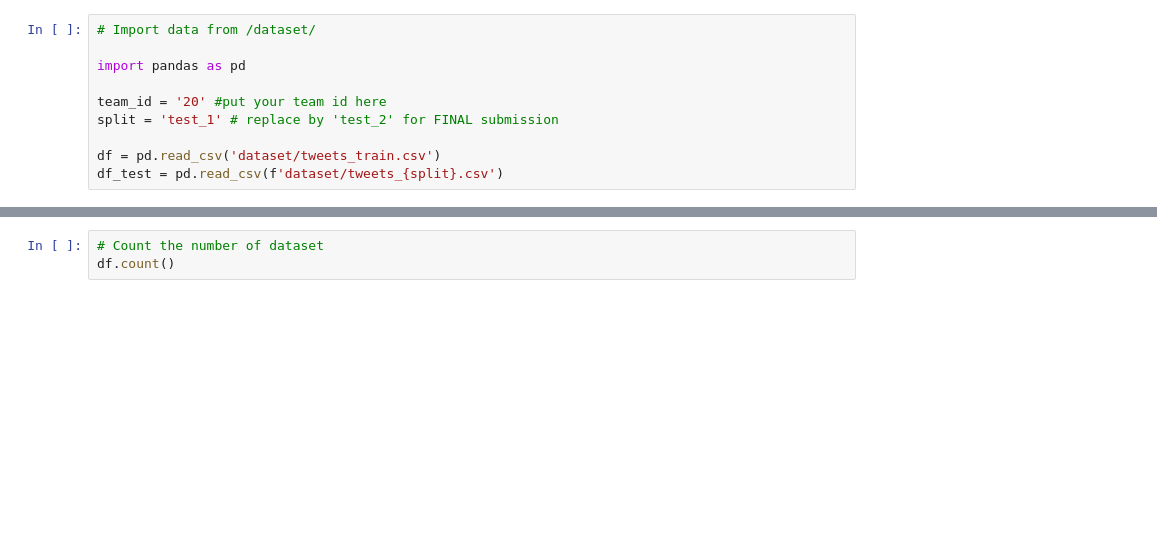
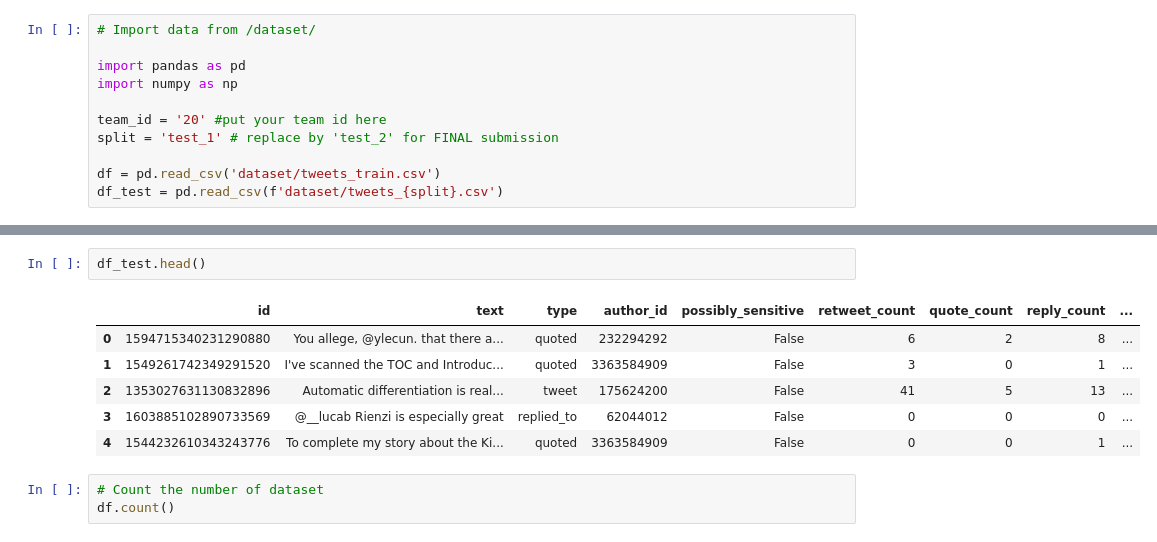
Before and after one commit to fas38/twitter-sentiment-analysis, a Jupyter notebook: solution_notebook.ipynb, the cells around one changed output, grey strips where cells are left out. Cells and saved outputs as stored; diff of their text form; blank space fills up the shorter version.

```diff
--- a/solution_notebook.ipynb
+++ b/solution_notebook.ipynb
@@ -2,6 +2,7 @@
 # Import data from /dataset/
 
 import pandas as pd
+import numpy as np
 
 team_id = '20' #put your team id here
 split = 'test_1' # replace by 'test_2' for FINAL submission
@@ -17,6 +18,15 @@ df.head()
 | 2 | 1564467011781926913 | I hope I would be able to talk mo... | quoted | 3363584909 | False | 1 | 0 | 0 | ... |
 | 3 | 1473395733344788481 | RT @dlbcnai: Keynote by Joan Brun... | retweeted | 1071640880 | False | 35 | 0 | 0 | ... |
 | 4 | 1611495430843502593 | @annargrs @Michael_J_Black @Allen... | replied_to | 48008938 | False | 0 | 0 | 1 | ... |
+# %%
+df_test.head()
+# %% [output]
+|  | id | text | type | author_id | possibly_sensitive | retweet_count | quote_count | reply_count | ... |
+| 0 | 1594715340231290880 | You allege, @ylecun. that there a... | quoted | 232294292 | False | 6 | 2 | 8 | ... |
+| 1 | 1549261742349291520 | I've scanned the TOC and Introduc... | quoted | 3363584909 | False | 3 | 0 | 1 | ... |
+| 2 | 1353027631130832896 | Automatic differentiation is real... | tweet | 175624200 | False | 41 | 5 | 13 | ... |
+| 3 | 1603885102890733569 | @__lucab Rienzi is especially great | replied_to | 62044012 | False | 0 | 0 | 0 | ... |
+| 4 | 1544232610343243776 | To complete my story about the Ki... | quoted | 3363584909 | False | 0 | 0 | 1 | ... |
 # %%
 # Count the number of dataset
 df.count()
```
Also changed, not shown: parts of 5 cells of this notebook, 6 other files.
